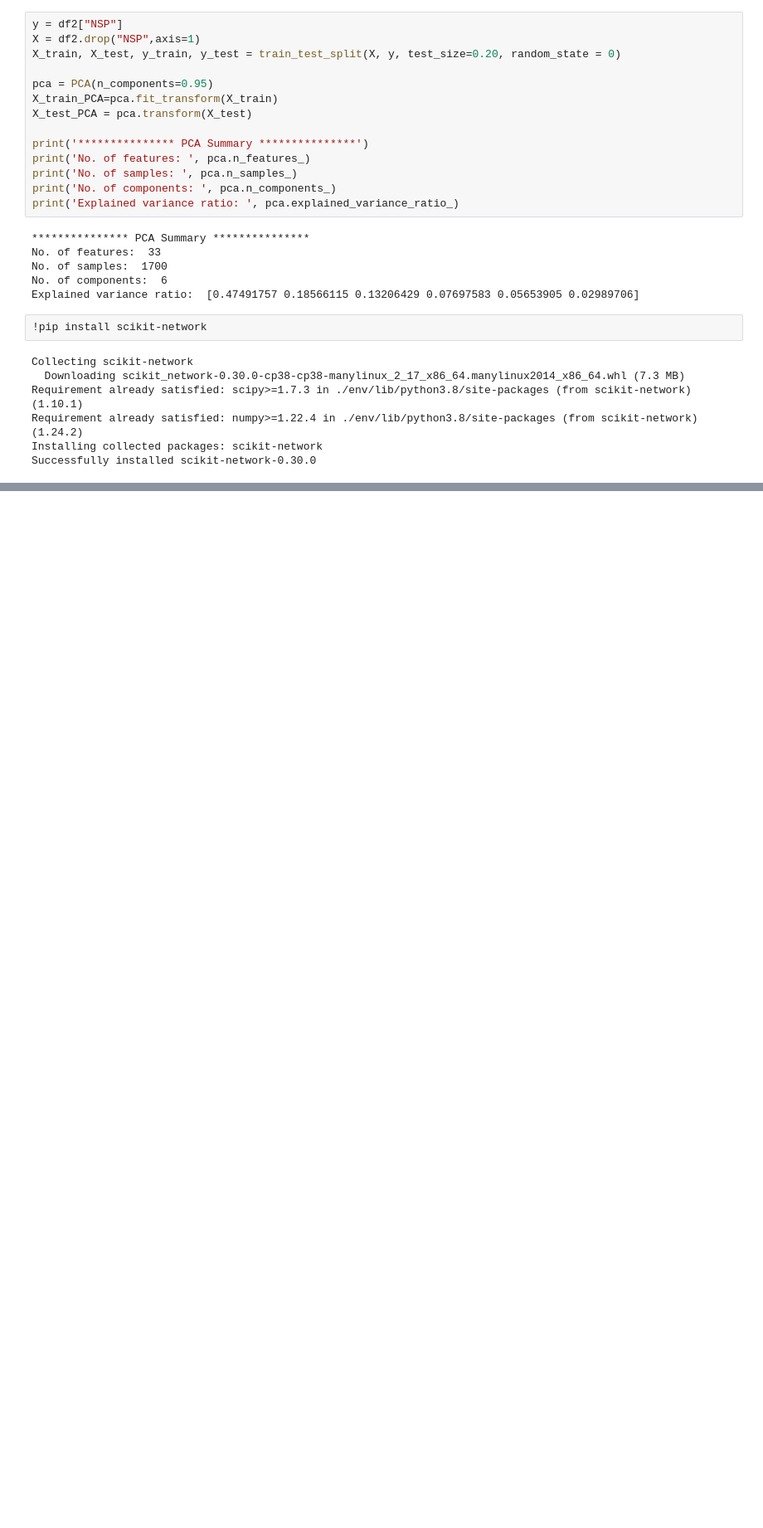
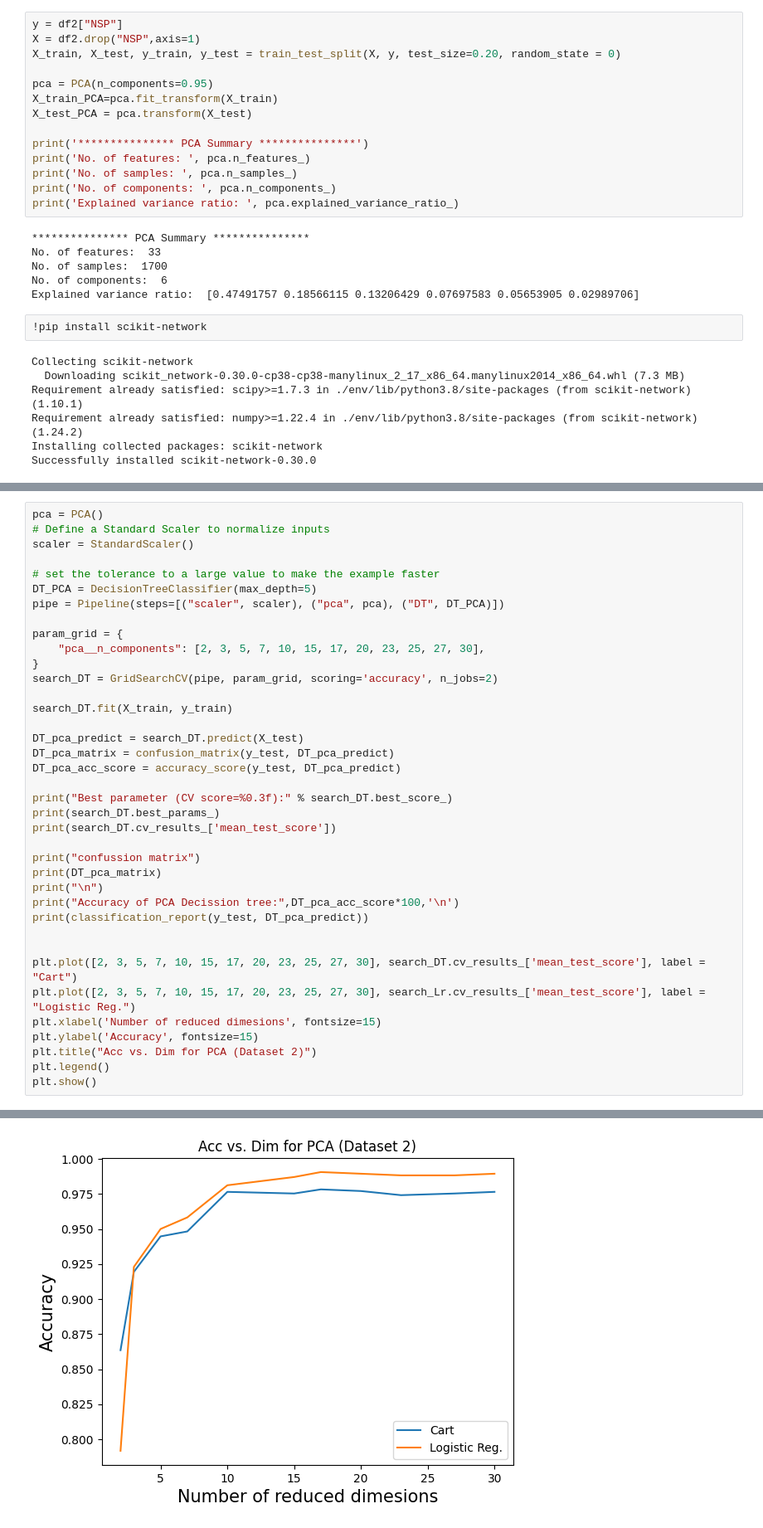
Before and after one commit to almusawiaf/CMSC635Project, a Jupyter notebook: Project_test.ipynb, the cells around one changed output, grey strips where cells are left out. Shown at 83% size. Drawn from its saved outputs; the diff is of its cells as text; blank space fills up the shorter version.

```diff
--- a/Project_test.ipynb
+++ b/Project_test.ipynb
@@ -515,0 +943,39 @@ len(spectral.predict(adjacency_vector))
+# %%
+pca = PCA()
+# Define a Standard Scaler to normalize inputs
+scaler = StandardScaler()
+
+# set the tolerance to a large value to make the example faster
+DT_PCA = DecisionTreeClassifier(max_depth=5)
+pipe = Pipeline(steps=[("scaler", scaler), ("pca", pca), ("DT", DT_PCA)])
+
+param_grid = {
+    "pca__n_components": [2, 3, 5, 7, 10, 15, 17, 20, 23, 25, 27, 30],
+}
+search_DT = GridSearchCV(pipe, param_grid, scoring='accuracy', n_jobs=2)
+
+search_DT.fit(X_train, y_train)
+
+DT_pca_predict = search_DT.predict(X_test)
+DT_pca_matrix = confusion_matrix(y_test, DT_pca_predict)
+DT_pca_acc_score = accuracy_score(y_test, DT_pca_predict)
+
+print("Best parameter (CV score=%0.3f):" % search_DT.best_score_)
+print(search_DT.best_params_)
+print(search_DT.cv_results_['mean_test_score'])
+
+print("confussion matrix")
+print(DT_pca_matrix)
+print("\n")
+print("Accuracy of PCA Decission tree:",DT_pca_acc_score*100,'\n')
+print(classification_report(y_test, DT_pca_predict))
+
+
+plt.plot([2, 3, 5, 7, 10, 15, 17, 20, 23, 25, 27, 30], search_DT.cv_results_['mean_test_score'], label = "Cart")
+plt.plot([2, 3, 5, 7, 10, 15, 17, 20, 23, 25, 27, 30], search_Lr.cv_results_['mean_test_score'], label = "Logistic Reg.")
+plt.xlabel('Number of reduced dimesions', fontsize=15)
+plt.ylabel('Accuracy', fontsize=15)
+plt.title("Acc vs. Dim for PCA (Dataset 2)")
+plt.legend()
+plt.show()
+# %% [output]
@@ -515,0 +999 @@ len(spectral.predict(adjacency_vector))
+[figure, added]
```
Also changed, not shown: parts of 23 cells of this notebook.
